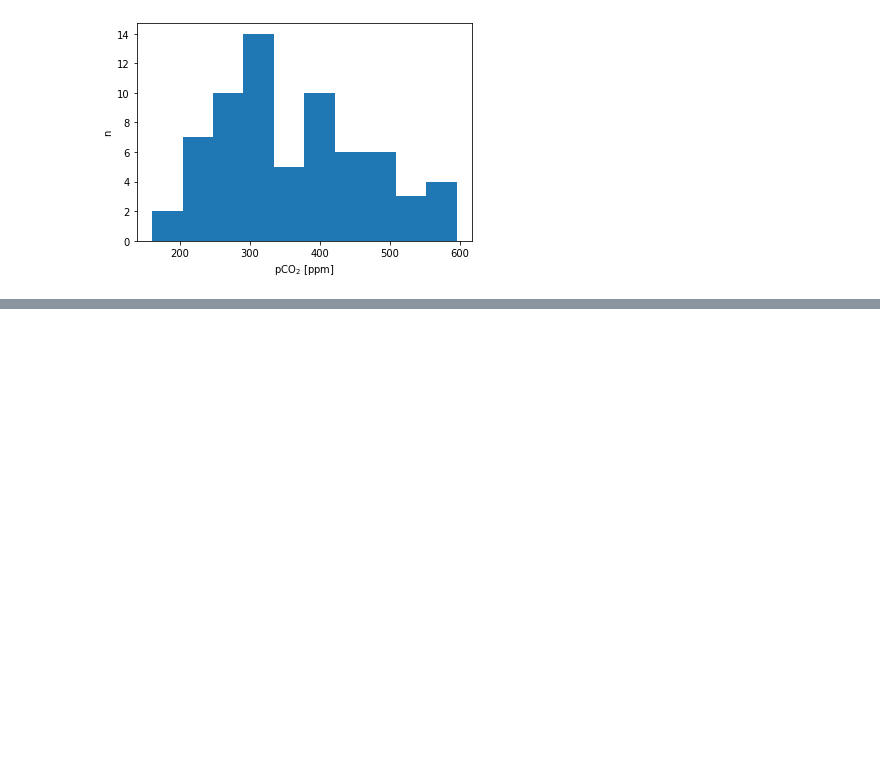
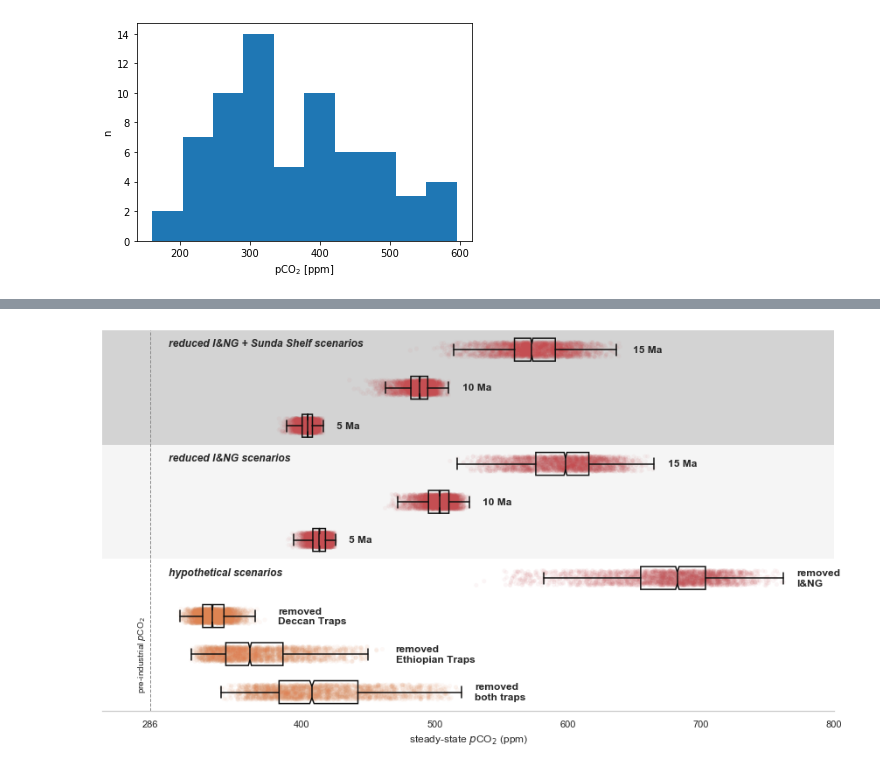
Before and after one commit to Swanson-Hysell-Group/GEOCLIM_Modern, a Jupyter notebook: Code/Notebooks/scenario_analysis.ipynb, the cells around one changed output, grey strips where cells are left out. Saved outputs shown, nothing was run; the diff lists cells and outputs as text; code cells hidden in the pictures; blank space fills up the shorter version.

```diff
--- a/Code/Notebooks/scenario_analysis.ipynb
+++ b/Code/Notebooks/scenario_analysis.ipynb
@@ -560,0 +643,88 @@ plt.show(fig)
+# %%
+sns.set(style='whitegrid')
+
+fig, ax = plt.subplots(figsize=(15,8))
+
+# plot the data
+sns.stripplot(x='ppm', y='scenario', data=sns_df, palette=['C3','C3','C3','C3','C3','C3','C3','C1','C1','C1'],
+              dodge=True, jitter=0.2, alpha=0.05, zorder=-99)
+
+sns.boxplot(x='ppm', y='scenario', data=sns_df, color='k', fliersize=0, width=0.6, notch=True, zorder=99)
+
+for patch in ax.artists:
+    r,g,b,a = patch.get_facecolor()
+    patch.set_facecolor((0,0,0,0))
+
+# add labels for each scenario
+fontsize = 12
+ax.text(np.max(redIAsunda_nc.variables['atm_CO2_level'][:].data)+10, 0,
+        '15 Ma', fontweight='bold', fontsize=fontsize,
+        horizontalalignment='left', verticalalignment='center')
+ax.text(np.max(redIAsunda10_nc.variables['atm_CO2_level'][:].data)+10, 1,
+        '10 Ma', fontweight='bold', fontsize=fontsize,
+        horizontalalignment='left', verticalalignment='center')
+ax.text(np.max(redIAsunda5_nc.variables['atm_CO2_level'][:].data)+10, 2,
+        '5 Ma', fontweight='bold', fontsize=fontsize,
+        horizontalalignment='left', verticalalignment='center')
+
+ax.text(np.max(redIA_nc.variables['atm_CO2_level'][:].data)+10, 3,
+        '15 Ma', fontweight='bold', fontsize=fontsize,
+        horizontalalignment='left', verticalalignment='center')
+ax.text(np.max(redIA10_nc.variables['atm_CO2_level'][:].data)+10, 4,
+        '10 Ma', fontweight='bold', fontsize=fontsize,
+        horizontalalignment='left', verticalalignment='center')
+ax.text(np.max(redIA5_nc.variables['atm_CO2_level'][:].data)+10, 5,
+        '5 Ma', fontweight='bold', fontsize=fontsize,
+        horizontalalignment='left', verticalalignment='center')
+
+ax.text(np.max(noIA_nc.variables['atm_CO2_level'][:].data)+10, 6,
+        'removed\nI&NG', fontweight='bold', fontsize=fontsize,
+        horizontalalignment='left', verticalalignment='center')
+
+ax.text(np.max(noDeccan_nc.variables['atm_CO2_level'][:].data)+10, 7,
+        'removed\nDeccan Traps', fontweight='bold', fontsize=fontsize,
+        horizontalalignment='left', verticalalignment='center')
+ax.text(np.max(noET_nc.variables['atm_CO2_level'][:].data)+10, 8,
+        'removed\nEthiopian Traps', fontweight='bold', fontsize=fontsize,
+        horizontalalignment='left', verticalalignment='center')
+ax.text(np.max(noTraps_nc.variables['atm_CO2_level'][:].data)+10, 9,
+        'removed\nboth traps', fontweight='bold', fontsize=fontsize,
+        horizontalalignment='left', verticalalignment='center')
+
+# clean up the axes
+ax.set_yticklabels([])
+ax.set_ylabel('')
+ax.set_xlabel('steady-state $\it{p}$CO$_{2}$ (ppm)')
+
+ax.set_xlim(250,800)
+ax.set_xticks([286,400,500,600,700,800])
+
+# additional labels
+rect = patches.Rectangle((250,-0.5),550,3,
+                         edgecolor='none',facecolor='lightgrey',zorder=-999)
+ax.add_patch(rect)
+
+rect = patches.Rectangle((250,2.5),550,3,
+                         edgecolor='none',facecolor='whitesmoke',zorder=-999)
+ax.add_patch(rect)
+
+ax.axvline(286, c='C7', lw=1, ls='--')
+ax.text(284, 8, 'pre-industrial $\it{p}$CO$_{2}$', fontsize=10,
+        horizontalalignment='right', verticalalignment='center', rotation=90)
+
+ax.text(300, -0.15, 'reduced I&NG + Sunda Shelf scenarios', fontsize=12, style='italic', fontweight='bold',
+        horizontalalignment='left', verticalalignment='center')
+ax.text(300, 2.85, 'reduced I&NG scenarios', fontsize=12, style='italic', fontweight='bold',
+        horizontalalignment='left', verticalalignment='center')
+ax.text(300, 5.85, 'hypothetical scenarios', fontsize=12, style='italic', fontweight='bold',
+        horizontalalignment='left', verticalalignment='center')
+
+# final clean up
+ax.xaxis.grid(False)
+sns.despine(left=True)
+
+fig.savefig('../../Manuscript/Figures/scenario_pCO2_all.pdf',bbox_inches='tight')
+
+plt.show(fig)
+# %% [output]
+[figure, added]
```
Also changed, not shown: parts of 29 cells of this notebook, 2 other files.
